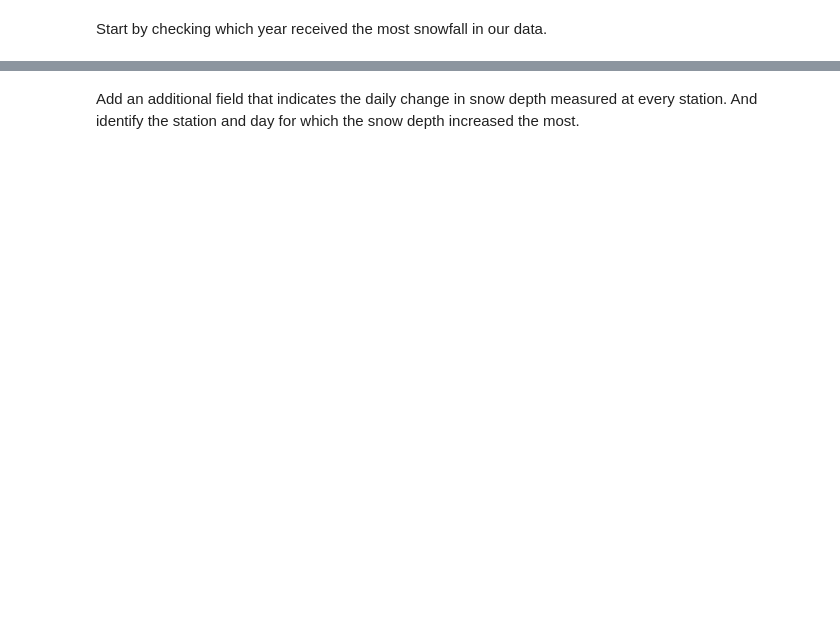
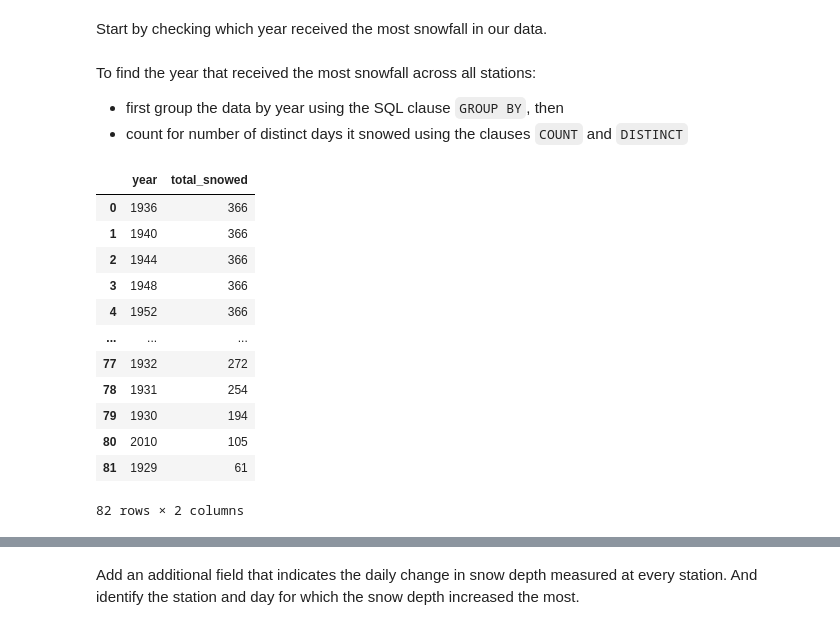
Before and after one commit to rajeevkarthika/coding_challenge, a Jupyter notebook: Coding_Challenge.ipynb, the cells around one changed output, grey strips where cells are left out. Saved outputs shown, nothing was run; the diff lists cells and outputs as text; code cells hidden in the pictures; blank space fills up the shorter version.

```diff
--- a/Coding_Challenge.ipynb
+++ b/Coding_Challenge.ipynb
@@ -76,0 +105,25 @@ Start by checking which year received the most snowfall in our data.
+# %% [markdown]
+To find the year that received the most snowfall across all stations:
+- first group the data by year using the SQL clause `GROUP BY`, then
+- count for number of distinct days it snowed using the clauses `COUNT` and `DISTINCT`
+# %%
+%%bigquery --project coding-challenge-459917
+SELECT year, COUNT(DISTINCT DATE(year, month, day)) AS total_snowed
+FROM `bigquery-public-data.samples.gsod`
+WHERE snow = TRUE
+GROUP BY year
+ORDER BY total_snowed DESC;
+# %% [output]
+|  | year | total_snowed |
+| 0 | 1936 | 366 |
+| 1 | 1940 | 366 |
+| 2 | 1944 | 366 |
+| 3 | 1948 | 366 |
+| 4 | 1952 | 366 |
+| ... | ... | ... |
+| 77 | 1932 | 272 |
+| 78 | 1931 | 254 |
+| 79 | 1930 | 194 |
+| 80 | 2010 | 105 |
+| 81 | 1929 | 61 |
+82 rows × 2 columns
```
Also changed, not shown: parts of 12 cells of this notebook.
